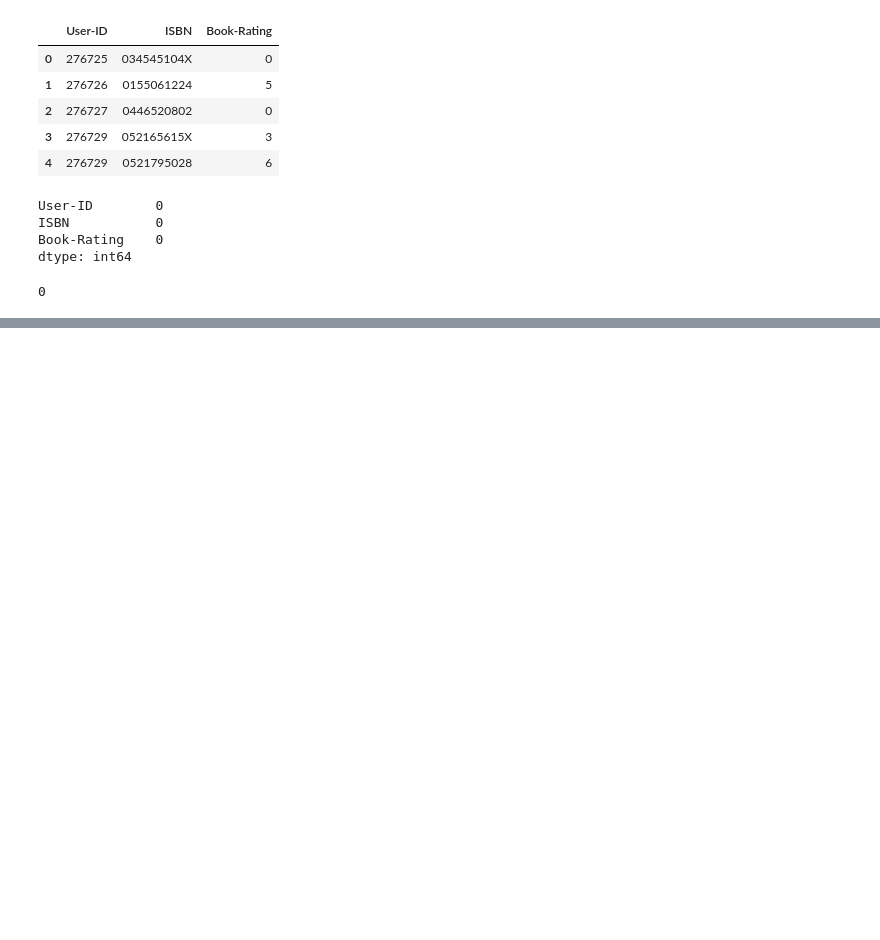
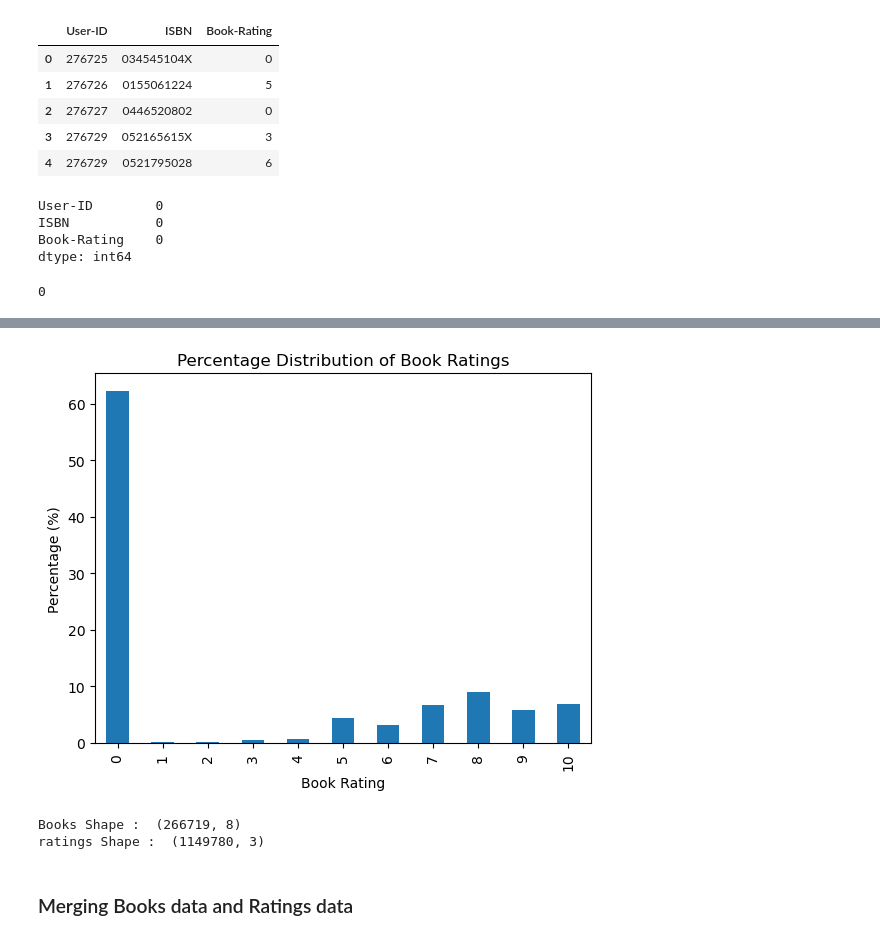
Before and after one commit to adityakanamadi281/Book_Recommendation_System, a Jupyter notebook: notebook/Book_Recommendation_System.ipynb, the cells around one changed output, grey strips where cells are left out. Drawn from its saved outputs; the diff is of its cells as text; code cells hidden in the pictures; blank space fills up the shorter version.

```diff
--- a/notebook/Book_Recommendation_System.ipynb
+++ b/notebook/Book_Recommendation_System.ipynb
@@ -371,0 +385,3 @@ ratings_per_book=df.groupby("Book-Title ")["Book-Rating"].count()
+# %%
+rating_percentage = ratings["Book-Rating"].value_counts(normalize=True) * 100
+rating_percentage
@@ -371,0 +402,17 @@ ratings_per_book=df.groupby("Book-Title ")["Book-Rating"].count()
+# %%
+plt.figure()
+rating_percentage.sort_index().plot(kind="bar")
+plt.xlabel("Book Rating")
+plt.ylabel("Percentage (%)")
+plt.title("Percentage Distribution of Book Ratings")
+plt.show()
+# %% [output]
+[figure, added]
+# %%
+print("Books Shape : ",books.shape)
+print("ratings Shape : ",ratings.shape)
+# %% [output]
+Books Shape :  (266719, 8)
+ratings Shape :  (1149780, 3)
+# %% [markdown]
+### Merging Books data and Ratings data
```
Also changed, not shown: parts of 97 cells of this notebook.
